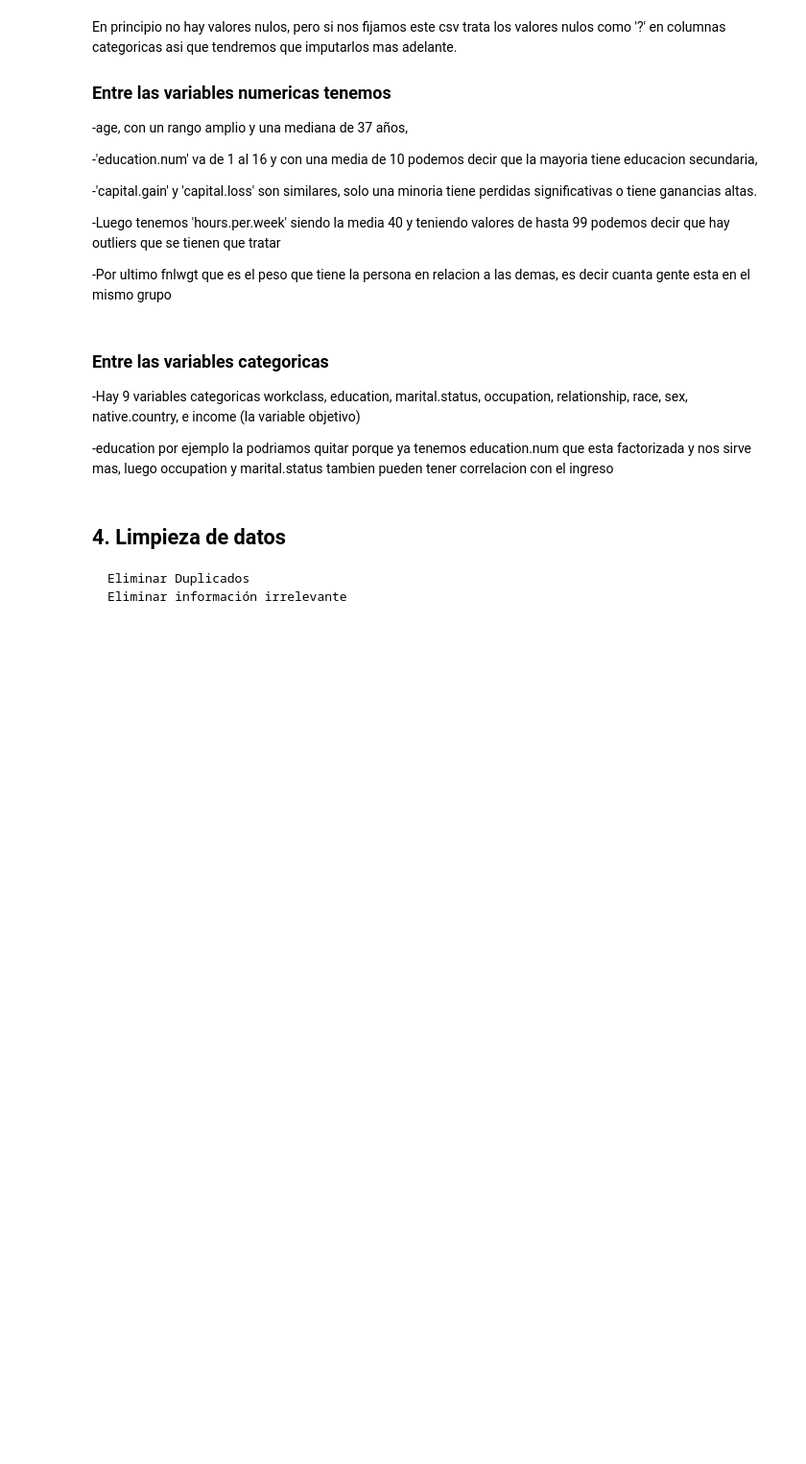
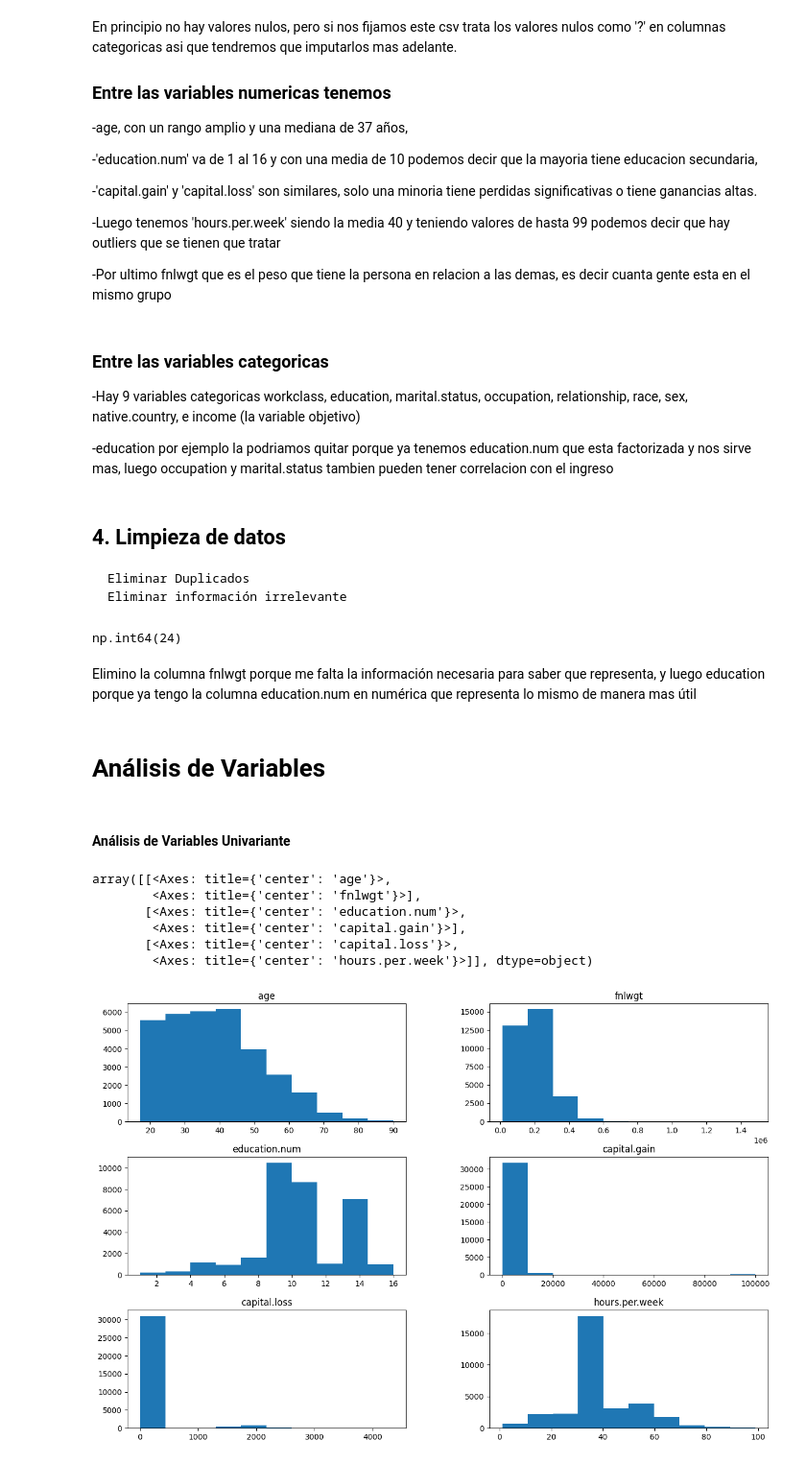
Before and after one commit to 4GeeksAcademy/najuvgz-intro-ml, a Jupyter notebook: src/13-recommendation-systems.ipynb, the cells around one changed output. Shown at 96% size. Drawn from its saved outputs; the diff is of its cells as text; code cells hidden in the pictures; blank space fills up the shorter version.

```diff
--- a/src/13-recommendation-systems.ipynb
+++ b/src/13-recommendation-systems.ipynb
@@ -101,3 +104,24 @@ En principio no hay valores nulos, pero si nos fijamos este csv trata los valore
 
     Eliminar Duplicados
     Eliminar información irrelevante
+# %%
+
+df.duplicated().sum()
+# %% [output]
+np.int64(24)
+# %% [markdown]
+Elimino la columna fnlwgt porque me falta la información necesaria para saber que representa, y luego education porque ya tengo la columna education.num en numérica que representa lo mismo de manera mas útil
+# %% [markdown]
+# Análisis de Variables
+# %% [markdown]
+#### Análisis de Variables Univariante
+# %%
+df.hist(figsize=(15, 10), grid=False)
+# %% [output]
+array([[<Axes: title={'center': 'age'}>,
+        <Axes: title={'center': 'fnlwgt'}>],
+       [<Axes: title={'center': 'education.num'}>,
+        <Axes: title={'center': 'capital.gain'}>],
+       [<Axes: title={'center': 'capital.loss'}>,
+        <Axes: title={'center': 'hours.per.week'}>]], dtype=object)
+[figure, added]
```
Also changed, not shown: parts of 22 cells of this notebook, 1 other file.
